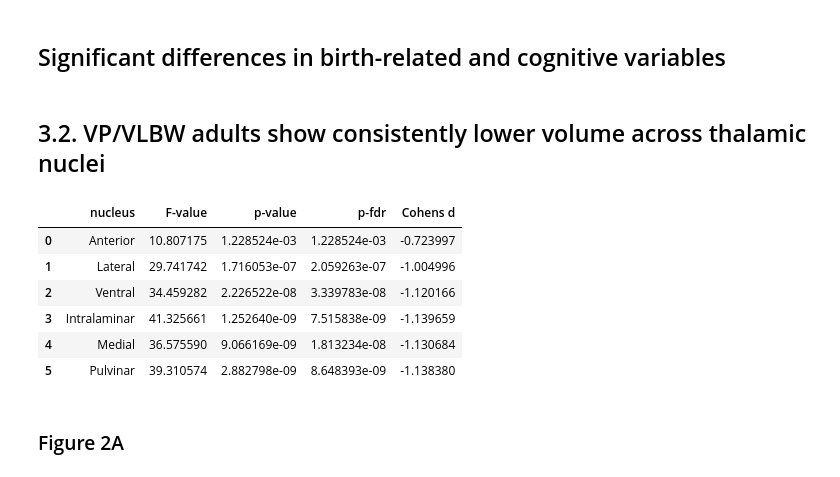
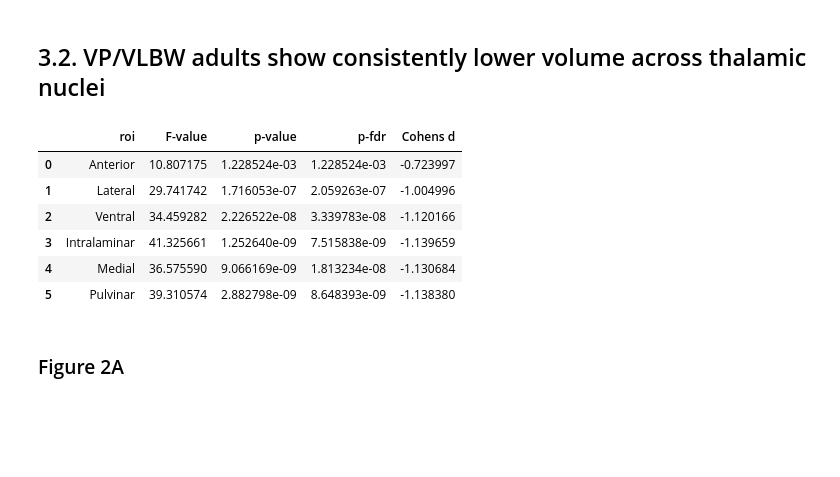
Before and after one commit to Melissa1909/ThalamusVolumePrematurity, a Jupyter notebook: B2_ThalamusPrematurityMainAnalysis.ipynb, the cells around one changed output. Saved outputs shown, nothing was run; the diff lists cells and outputs as text; code cells hidden in the pictures; blank space fills up the shorter version.

```diff
--- a/B2_ThalamusPrematurityMainAnalysis.ipynb
+++ b/B2_ThalamusPrematurityMainAnalysis.ipynb
@@ -79,2 +48,0 @@ def calculate_cohens_d(data, nucleus):
-# %% [markdown]
-## Significant differences in birth-related and cognitive variables
@@ -112,43 +49,17 @@ def run_t_test(data, var_names):
 # %% [markdown]
 ## 3.2. VP/VLBW adults show consistently lower volume across thalamic nuclei
-# %%
-ancova_pvals = []
-ancova_fvals = []
-cohens_d_list = []
-
-for nucleus in nuclei_groups:
-    ancova = pg.ancova(data=data, dv=nucleus, between='blsgroup', covar=['sex', 'Age_at_scan', 'TIV_corrected'],
-                       effsize='np2')
-    ancova_pvals.append(ancova['p-unc'][0])
-    ancova_fvals.append(ancova['F'][0])
-
-    # calculate cohen's d
-    cohens_d_val = calculate_cohens_d(data, nucleus)
-    cohens_d_list.append(cohens_d_val)
-
-
-# perform correction for multiple comparisons
-fdr_ancova = multitest.fdrcorrection(ancova_pvals)[1]
-
-# save summary df
-ancova_results = pd.DataFrame({'nucleus': nuclei_groups,
-                           'F-value': ancova_fvals,
-                           'p-value': ancova_pvals,
-                           'p-fdr': fdr_ancova,
-                           'Cohens d': cohens_d_list})
-
-ancova_results.reset_index(drop=True, inplace=True)
-ancova_results.to_csv(os.path.join(out_dir_stats, 'ANCOVA_results_combined.csv'), index=False)
-
-ancova_results
-# %% [output]
-|  | nucleus | F-value | p-value | p-fdr | Cohens d |
-| 0 | Anterior | 10.807175 | 1.228524e-03 | 1.228524e-03 | -0.723997 |
-| 1 | Lateral | 29.741742 | 1.716053e-07 | 2.059263e-07 | -1.004996 |
-| 2 | Ventral | 34.459282 | 2.226522e-08 | 3.339783e-08 | -1.120166 |
-| 3 | Intralaminar | 41.325661 | 1.252640e-09 | 7.515838e-09 | -1.139659 |
-| 4 | Medial | 36.575590 | 9.066169e-09 | 1.813234e-08 | -1.130684 |
-| 5 | Pulvinar | 39.310574 | 2.882798e-09 | 8.648393e-09 | -1.138380 |
+# %%
+ancova_results = my_ancova(nuclei_groups, data, covars=['sex','Age_at_scan', 'TIV_corrected'])
+ancova_results.to_csv(os.path.join(out_dir_stats, 'ANCOVA_results_subregions.csv'), index=False)
+ancova_results
+# %% [output]
+|  | roi | F-value | p-value | p-fdr | Cohens d |
+| 0 | Anterior | 10.807175 | 1.228524e-03 | 1.228524e-03 | -0.723997 |
+| 1 | Lateral | 29.741742 | 1.716053e-07 | 2.059263e-07 | -1.004996 |
+| 2 | Ventral | 34.459282 | 2.226522e-08 | 3.339783e-08 | -1.120166 |
+| 3 | Intralaminar | 41.325661 | 1.252640e-09 | 7.515838e-09 | -1.139659 |
+| 4 | Medial | 36.575590 | 9.066169e-09 | 1.813234e-08 | -1.130684 |
+| 5 | Pulvinar | 39.310574 | 2.882798e-09 | 8.648393e-09 | -1.138380 |
 # %% [markdown]
 ### Figure 2A
 # %%
```
Also changed, not shown: parts of 11 cells of this notebook, 5 other files.
